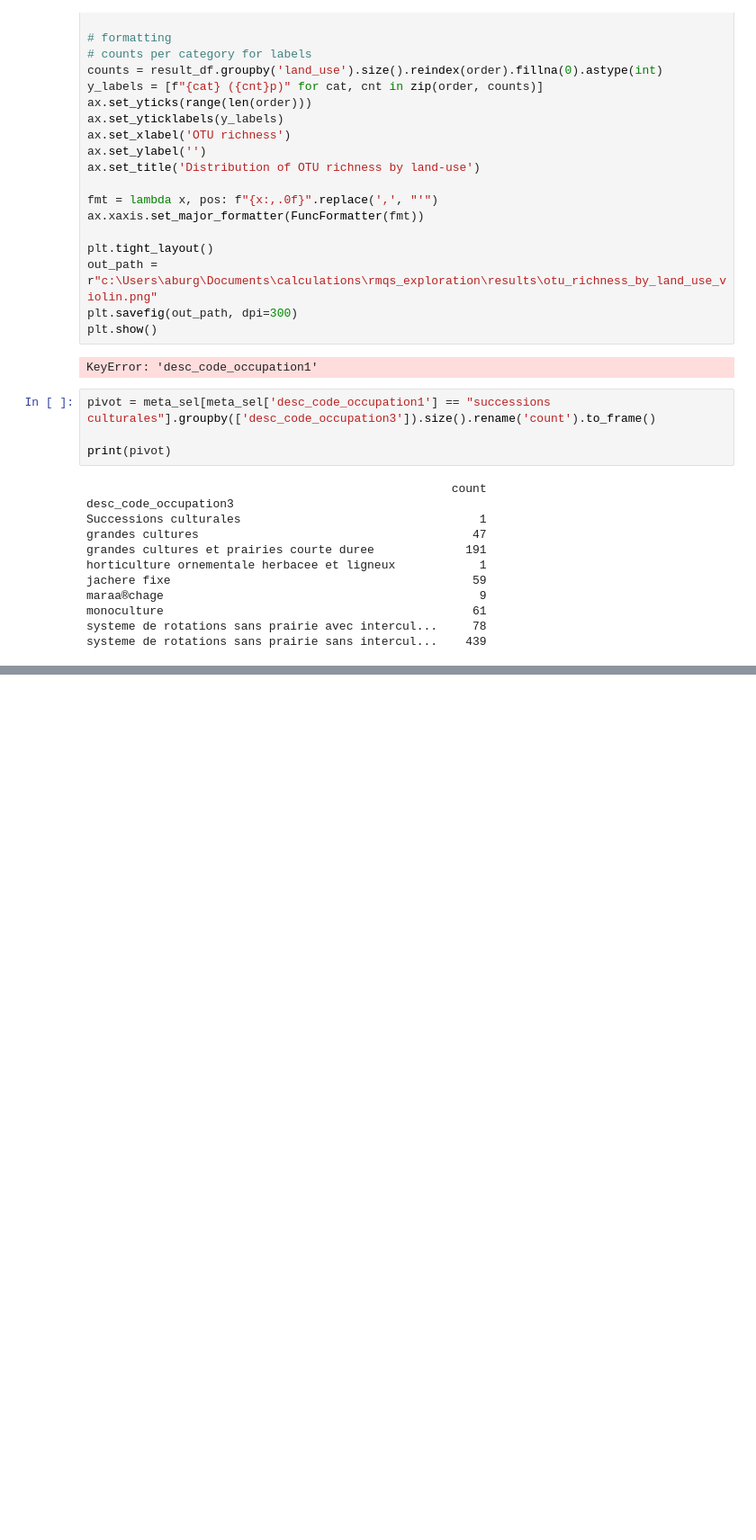
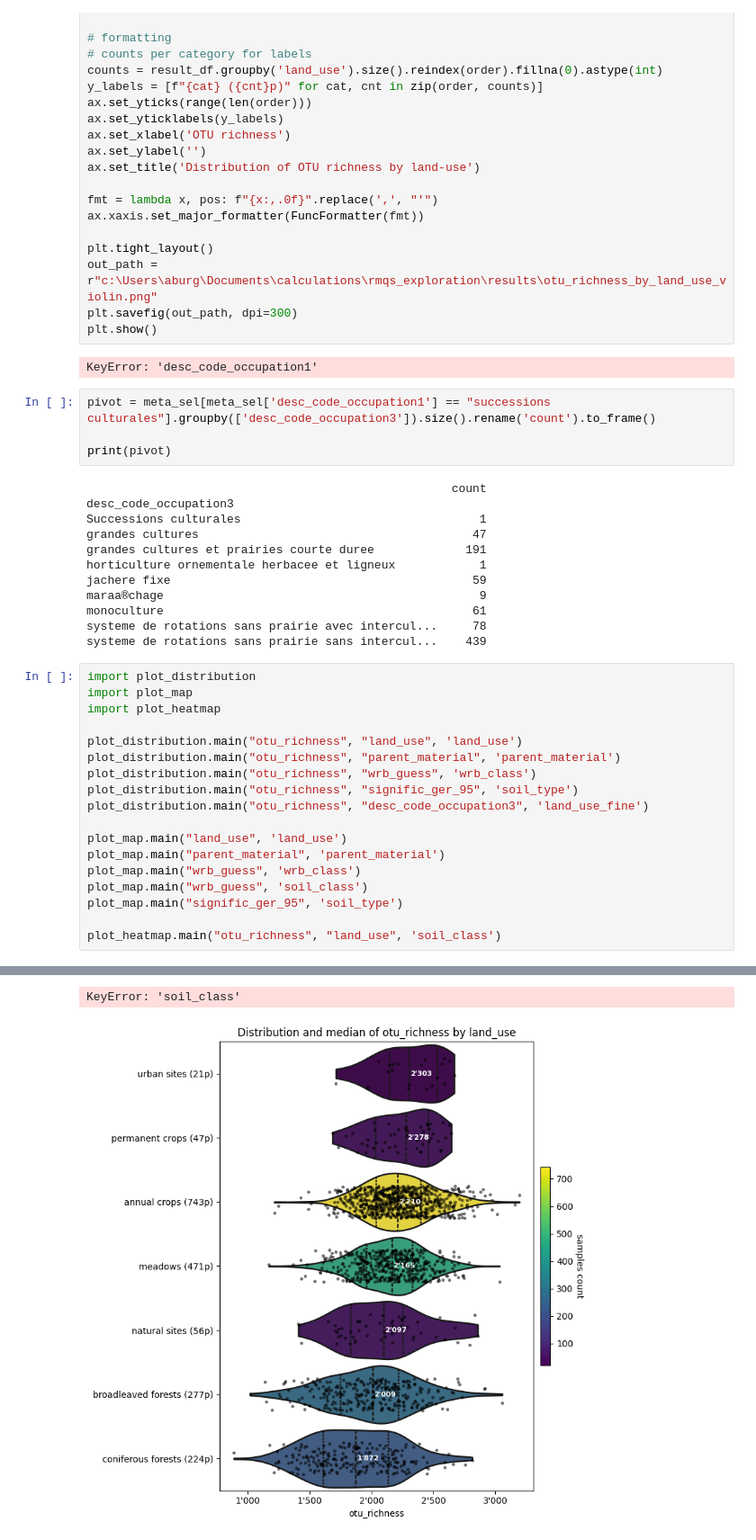
Before and after one commit to Phurga/rmqs_exploration, a Jupyter notebook: code/tests.ipynb, the cells around one changed output, grey strips where cells are left out. Shown at 90% size. Drawn from its saved outputs; the diff is of its cells as text; blank space fills up the shorter version.

```diff
--- a/code/tests.ipynb
+++ b/code/tests.ipynb
@@ -205,3 +205,22 @@ maraa®chage                                             9
 monoculture                                            61
 systeme de rotations sans prairie avec intercul...     78
 systeme de rotations sans prairie sans intercul...    439
+# %%
+import plot_distribution
+import plot_map
+import plot_heatmap
+
+plot_distribution.main("otu_richness", "land_use", 'land_use')
+plot_distribution.main("otu_richness", "parent_material", 'parent_material')
+plot_distribution.main("otu_richness", "wrb_guess", 'wrb_class')
+plot_distribution.main("otu_richness", "signific_ger_95", 'soil_type')
+plot_distribution.main("otu_richness", "desc_code_occupation3", 'land_use_fine')
+
+plot_map.main("land_use", 'land_use')
+plot_map.main("parent_material", 'parent_material')
+plot_map.main("wrb_guess", 'wrb_class')
+plot_map.main("wrb_guess", 'soil_class')
+plot_map.main("signific_ger_95", 'soil_type')
+
+plot_heatmap.main("otu_richness", "land_use", 'soil_class')
+# %% [output]
@@ -207,0 +237,2 @@ systeme de rotations sans prairie sans intercul...    439
+KeyError: 'soil_class'
+[figure, added]
```
Also changed, not shown: parts of 2 cells of this notebook, 9 other files.
